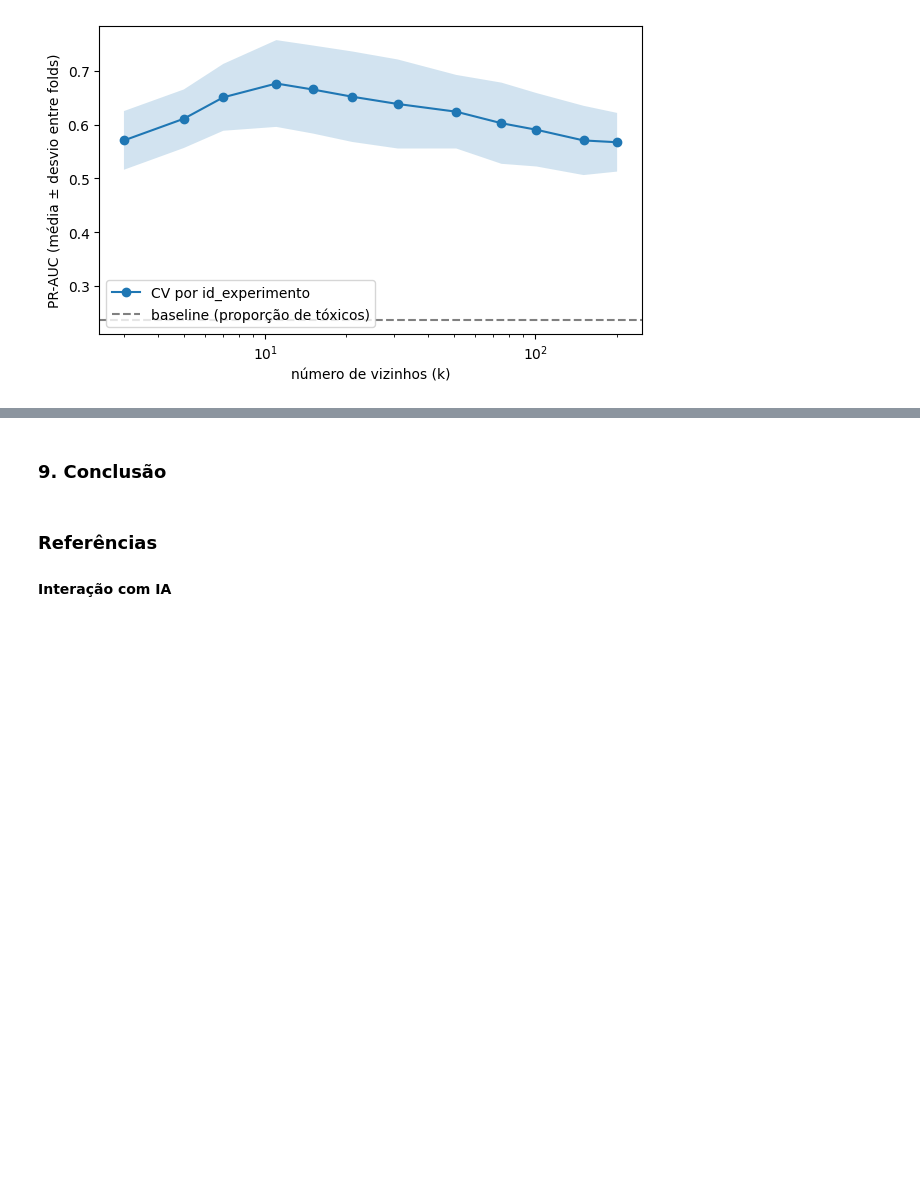
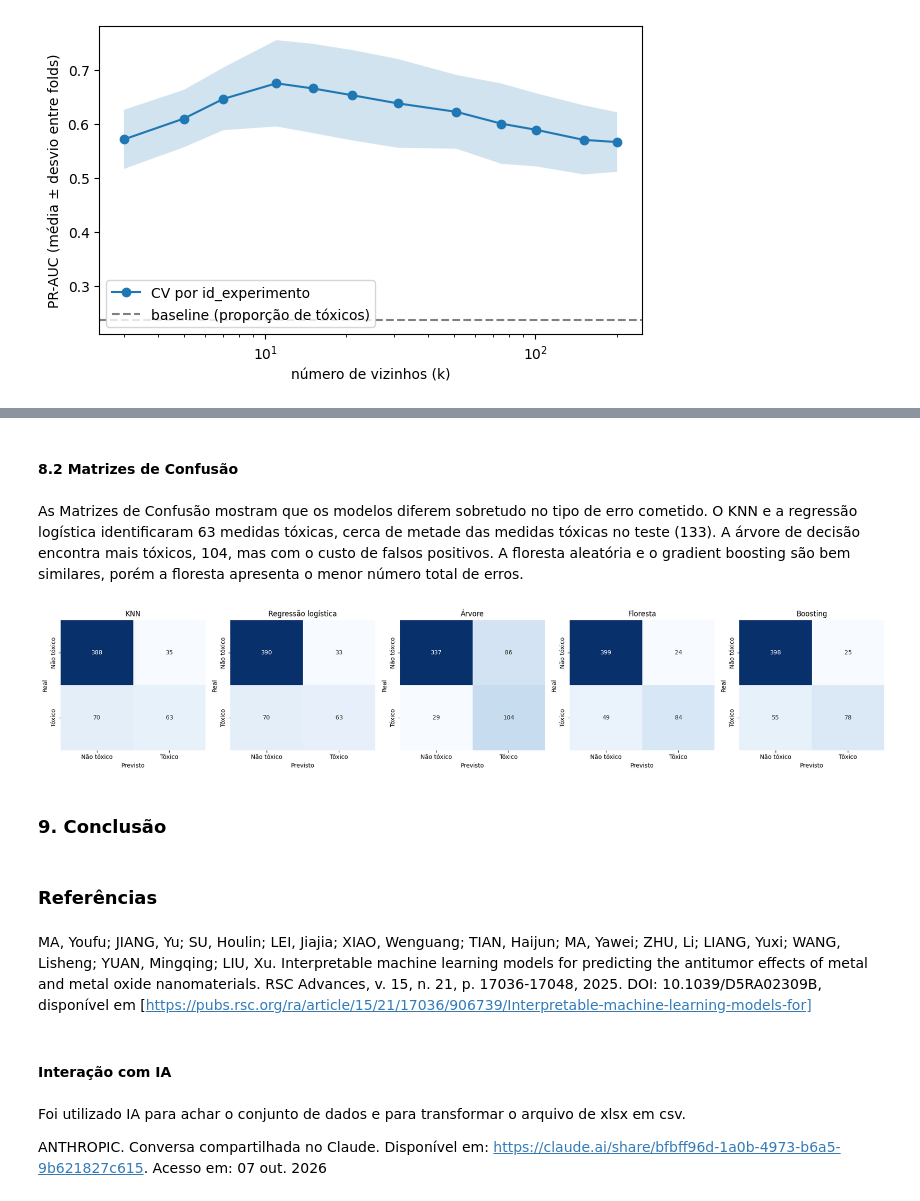
Before and after one commit to mbuenocavalcanti/Trabalho_final_de_machine_learning, a Jupyter notebook: projetofinal_ml.ipynb, the cells around one changed output, grey strips where cells are left out. Saved outputs shown, nothing was run; the diff lists cells and outputs as text; code cells hidden in the pictures; blank space fills up the shorter version.

```diff
--- a/projetofinal_ml.ipynb
+++ b/projetofinal_ml.ipynb
@@ -978,0 +1304,10 @@ def funcao_objetivo_logreg(trial, X, y, grupos, num_folds=5):
+# %%
+NOME_DO_ESTUDO = "boosting_nanotoxicidade"
+
+boosting_nanotox = optuna.create_study(
+    direction="maximize",
+    study_name=NOME_DO_ESTUDO,
+    storage=f"sqlite:///{NOME_DO_ESTUDO}.db",
+    load_if_exists=True,
+    sampler=optuna.samplers.TPESampler(seed=SEMENTE_ALEATORIA)
+)
@@ -978,0 +1337,11 @@ def funcao_objetivo_logreg(trial, X, y, grupos, num_folds=5):
+# %%
+melhor_boosting = montar_boosting(FixedTrial(boosting_nanotox.best_params))
+melhor_boosting.fit(X_treino, Y_treino)
+
+
+proba_boosting = melhor_boosting.predict_proba(X_teste)[:, 1]
+y_pred_boosting = (proba_boosting >= 0.5).astype(int)
+
+# Métricas
+metricas_boosting = calcular_metricas(Y_teste, proba_boosting, y_pred_boosting)
+print(metricas_boosting)
@@ -981,8 +1379,41 @@ def funcao_objetivo_logreg(trial, X, y, grupos, num_folds=5):
+# %% [markdown]
+#### 8.2 Matrizes de Confusão
+# %% [markdown]
+As Matrizes de Confusão mostram que os modelos diferem sobretudo no tipo de erro cometido. O KNN e a regressão logística identificaram 63 medidas tóxicas, cerca de metade das medidas tóxicas no teste (133). A árvore de decisão encontra mais tóxicos, 104, mas com o custo de falsos positivos. A floresta aleatória e o gradient boosting são bem similares, porém a floresta apresenta o menor número total de erros.
+# %%
+modelos_finais = {
+    "KNN":                 melhor_knn,
+    "Regressão logística": melhor_logreg,
+    "Árvore":              melhor_dtree,
+    "Floresta":            melhor_rflorest,
+    "Boosting":            melhor_boosting,
+}
+
+fig, eixos = plt.subplots(1, len(modelos_finais), figsize=(4 * len(modelos_finais), 4))
+
+for ax, (nome, modelo) in zip(eixos, modelos_finais.items()):
+    proba = modelo.predict_proba(X_teste)[:, 1]
+    pred = (proba >= 0.5).astype(int)
+    cm = confusion_matrix(Y_teste, pred)
+    sns.heatmap(cm, annot=True, fmt="d", cmap="Blues", cbar=False, ax=ax,
+                xticklabels=["Não tóxico", "Tóxico"], yticklabels=["Não tóxico", "Tóxico"])
+    ax.set_title(nome)
+    ax.set_xlabel("Previsto")
+    ax.set_ylabel("Real")
+
+plt.tight_layout()
+plt.show()
+# %% [output]
+[figure, added]
 # %% [markdown]
 ### 9. Conclusão
+# %% [markdown]
+### Referências
 # %% [markdown]
-### Referências
-
-
-
-#### Interação com IA
+MA, Youfu; JIANG, Yu; SU, Houlin; LEI, Jiajia; XIAO, Wenguang; TIAN, Haijun; MA, Yawei; ZHU, Li; LIANG, Yuxi; WANG, Lisheng; YUAN, Mingqing; LIU, Xu. Interpretable machine learning models for predicting the antitumor effects of metal and metal oxide nanomaterials. RSC Advances, v. 15, n. 21, p. 17036-17048, 2025. DOI: 10.1039/D5RA02309B, disponível em [https://pubs.rsc.org/ra/article/15/21/17036/906739/Interpretable-machine-learning-models-for]
+# %% [markdown]
+#### Interação com IA
+# %% [markdown]
+Foi utilizado IA para achar o conjunto de dados e para transformar o arquivo de xlsx em csv.
+
+ANTHROPIC. Conversa compartilhada no Claude. Disponível em: <https://claude.ai/share/bfbff96d-1a0b-4973-b6a5-9b621827c615>. Acesso em: 07 out. 2026
```
Also changed, not shown: parts of 122 cells of this notebook.
